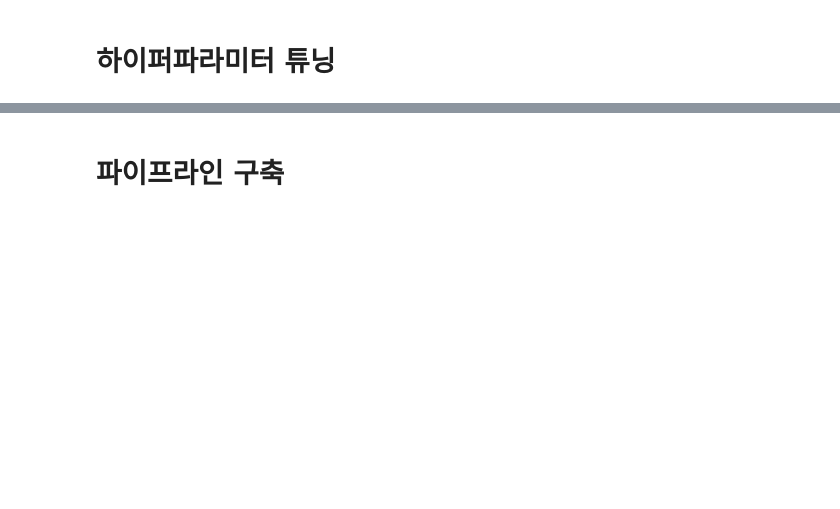
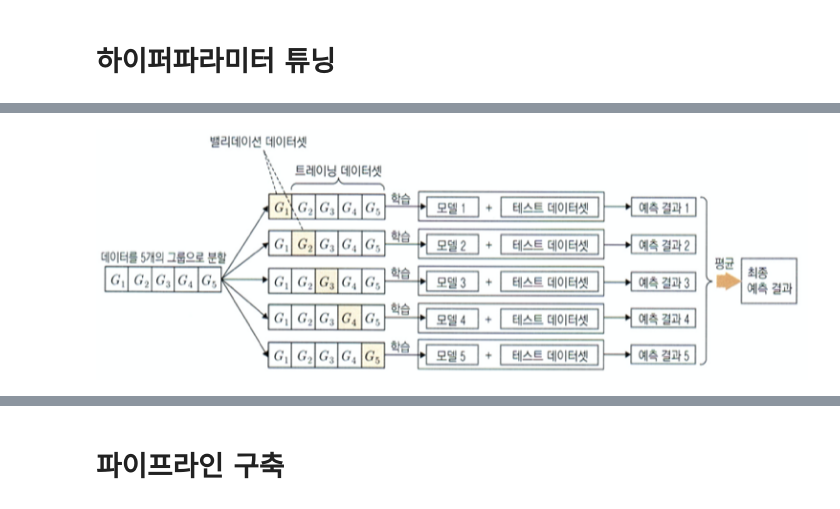
Before and after one commit to JaehonxKIM/StudyMechineLearning, a Jupyter notebook: 머신러닝 개요/4_머신러닝_최적화_파이프라인구축_교차검증.ipynb, the cells around one changed output, grey strips where cells are left out. Drawn from its saved outputs; the diff is of its cells as text; code cells hidden in the pictures; blank space fills up the shorter version.

```diff
--- a/머신러닝 개요/4_머신러닝_최적화_파이프라인구축_교차검증.ipynb
+++ b/머신러닝 개요/4_머신러닝_최적화_파이프라인구축_교차검증.ipynb
@@ -119,0 +246,4 @@ clf.score(X_test, y_test)
+# %%
+Image('/content/drive/MyDrive/res/0404_res/머신러닝_학습시_검증폴드지정.png')
+# %% [output]
+[figure, added]
```
Also changed, not shown: parts of 41 cells of this notebook, 4 other files.
